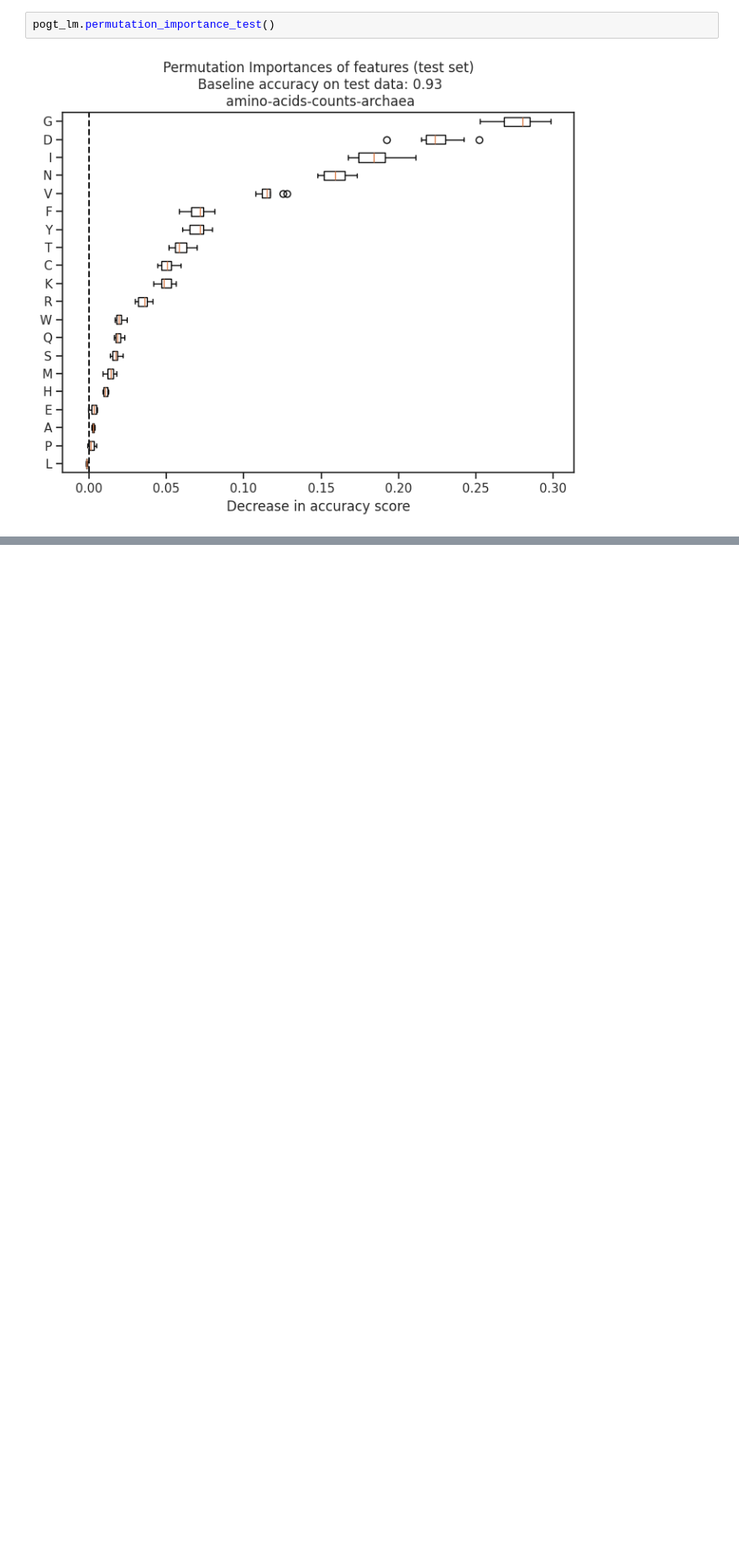
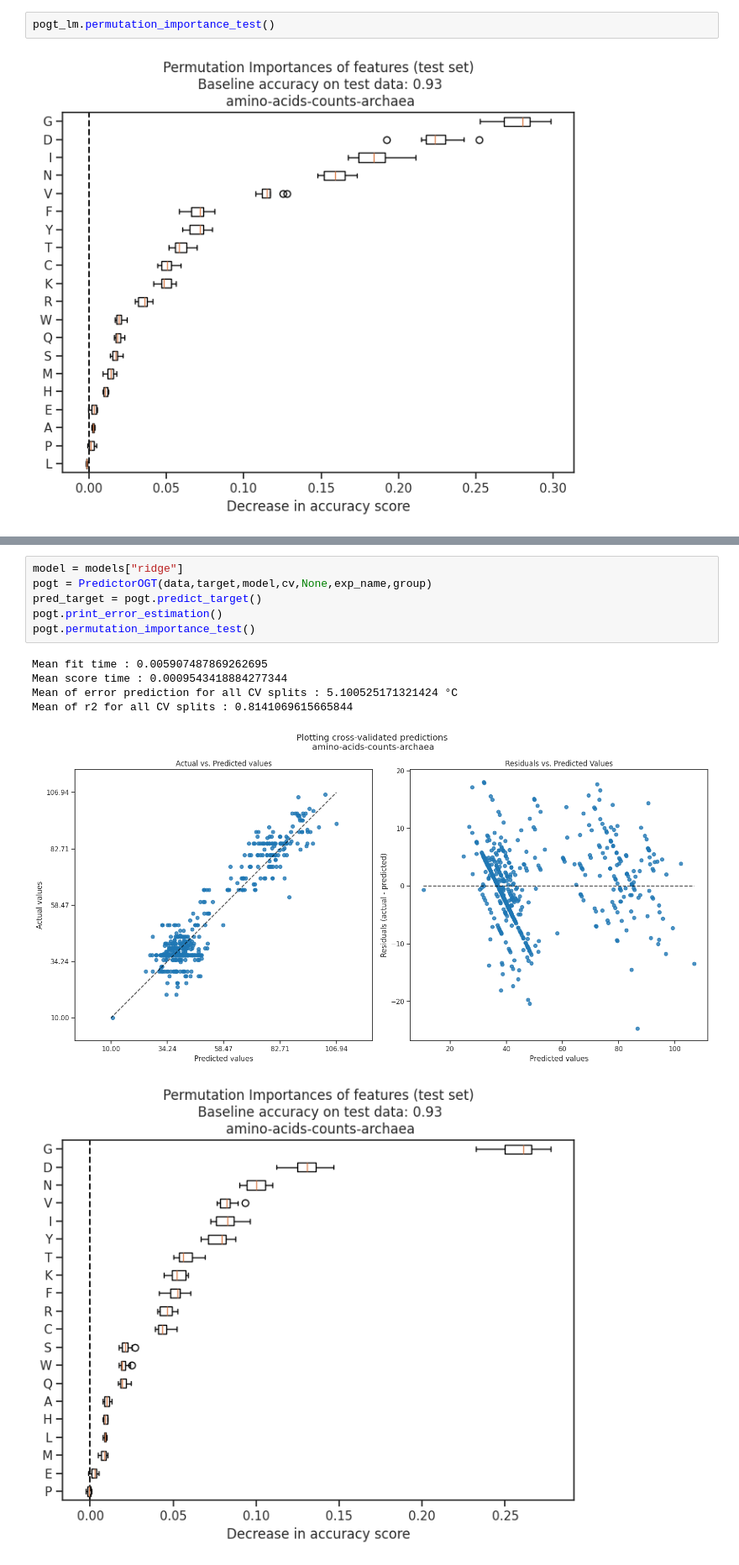
Before and after one commit to ArchaeaHunter/ogt-prophesy, a Jupyter notebook: src/notebook_archaea_ogt_prediction.ipynb, the cells around one changed output, grey strips where cells are left out. Shown at 84% size. Drawn from its saved outputs; the diff is of its cells as text; blank space fills up the shorter version.

Commit message:
Tested all models

```diff
--- a/src/notebook_archaea_ogt_prediction.ipynb
+++ b/src/notebook_archaea_ogt_prediction.ipynb
@@ -124,0 +128,13 @@ pogt_lm.permutation_importance_test()
+# %%
+model = models["ridge"]
+pogt = PredictorOGT(data,target,model,cv,None,exp_name,group)
+pred_target = pogt.predict_target()
+pogt.print_error_estimation()
+pogt.permutation_importance_test()
+# %% [output]
+Mean fit time : 0.005907487869262695
+Mean score time : 0.0009543418884277344
+Mean of error prediction for all CV splits : 5.100525171321424 °C
+Mean of r2 for all CV splits : 0.8141069615665844
+[figure, added]
+[figure, added]
```
Also changed, not shown: parts of 11 cells of this notebook.
